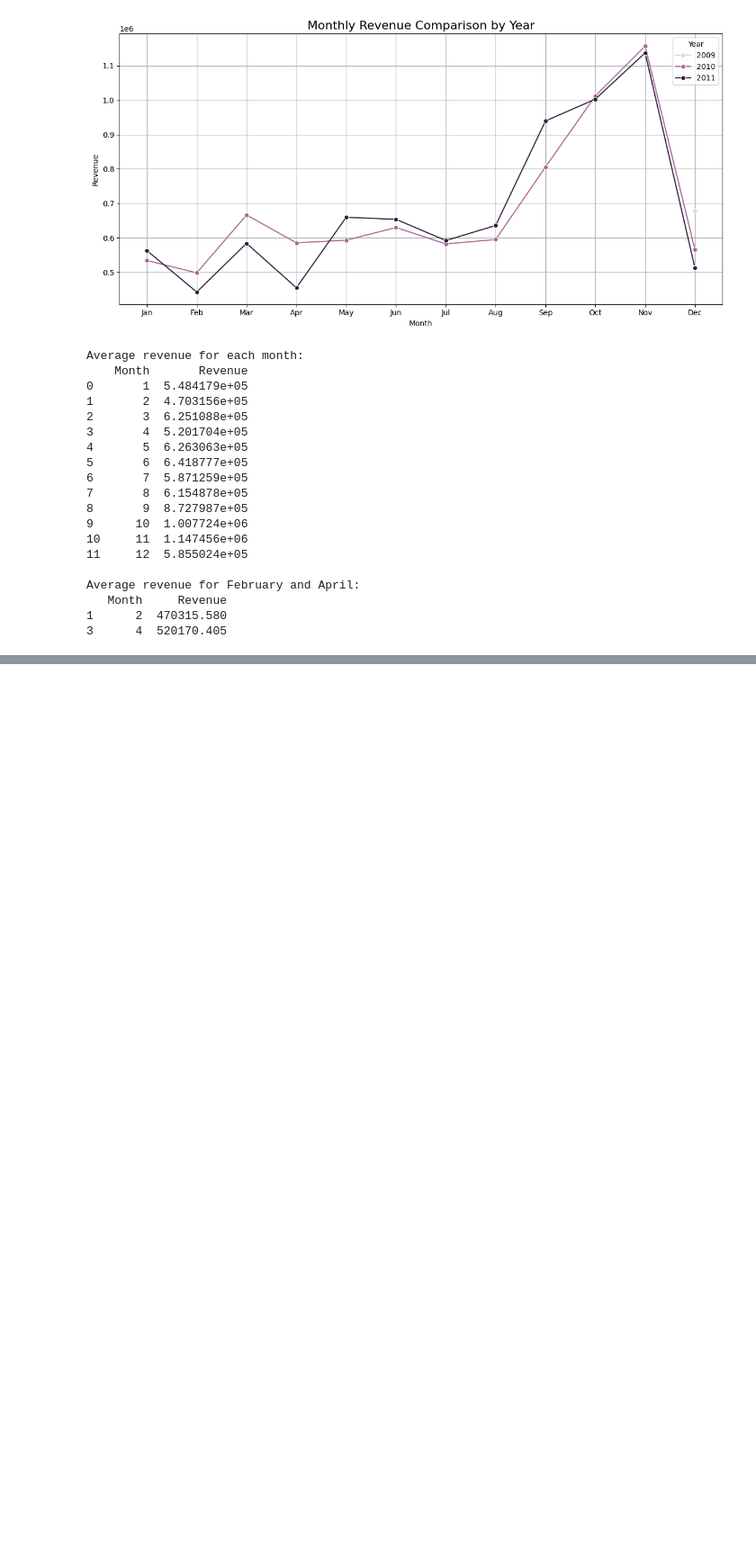
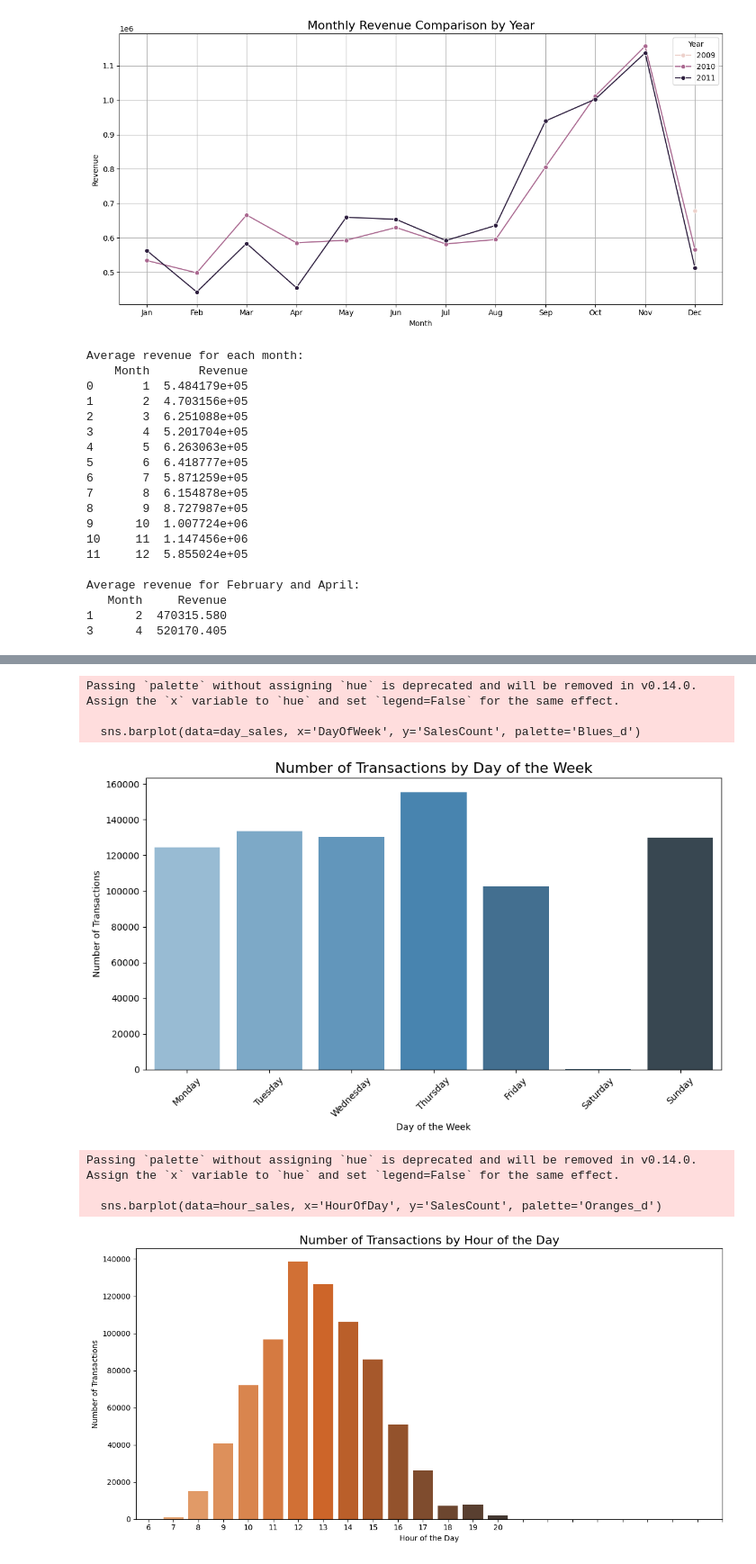
Before and after one commit to ShenSingh/StrategicGrowthAnalysis-UniqueGiftsLtd, a Jupyter notebook: notebooks/retail_analysis.ipynb, the cells around one changed output, grey strips where cells are left out. Shown: that part at 90% size. Saved outputs shown, nothing was run; the diff lists cells and outputs as text; code cells hidden in the pictures; blank space fills up the shorter version.

Commit message:
Analyze by DayOfWeek

```diff
--- a/notebooks/retail_analysis.ipynb
+++ b/notebooks/retail_analysis.ipynb
@@ -411,0 +505,49 @@ Average revenue for February and April:
+# %%
+import pandas as pd
+import matplotlib.pyplot as plt
+import seaborn as sns
+
+# Load dataset
+df = pd.read_csv('../data/cleaned-dataset.csv')
+
+# Convert InvoiceDate to datetime
+df['InvoiceDate'] = pd.to_datetime(df['InvoiceDate'])
+
+# Extract Day of Week and Hour
+df['DayOfWeek'] = df['InvoiceDate'].dt.day_name()
+df['HourOfDay'] = df['InvoiceDate'].dt.hour
+
+# --- 1. Analyze by DayOfWeek (number of transactions) ---
+day_sales = df.groupby('DayOfWeek').size().reindex([
+    'Monday', 'Tuesday', 'Wednesday', 'Thursday', 'Friday', 'Saturday', 'Sunday'
+]).reset_index(name='SalesCount')
+
+plt.figure(figsize=(10,6))
+sns.barplot(data=day_sales, x='DayOfWeek', y='SalesCount', palette='Blues_d')
+plt.title('Number of Transactions by Day of the Week', fontsize=16)
+plt.xlabel('Day of the Week')
+plt.ylabel('Number of Transactions')
+plt.xticks(rotation=45)
+plt.tight_layout()
+plt.show()
+
+# --- 2. Analyze by HourOfDay (number of transactions) ---
+hour_sales = df.groupby('HourOfDay').size().reset_index(name='SalesCount')
+
+plt.figure(figsize=(12,6))
+sns.barplot(data=hour_sales, x='HourOfDay', y='SalesCount', palette='Oranges_d')
+plt.title('Number of Transactions by Hour of the Day', fontsize=16)
+plt.xlabel('Hour of the Day')
+plt.ylabel('Number of Transactions')
+plt.xticks(range(0,24))
+plt.tight_layout()
+plt.show()
+# %% [output]
+Passing `palette` without assigning `hue` is deprecated and will be removed in v0.14.0. Assign the `x` variable to `hue` and set `legend=False` for the same effect.
+
+  sns.barplot(data=day_sales, x='DayOfWeek', y='SalesCount', palette='Blues_d')
+[figure, added]
+Passing `palette` without assigning `hue` is deprecated and will be removed in v0.14.0. Assign the `x` variable to `hue` and set `legend=False` for the same effect.
+
+  sns.barplot(data=hour_sales, x='HourOfDay', y='SalesCount', palette='Oranges_d')
+[figure, added]
```
Also changed, not shown: parts of 3 cells of this notebook.
